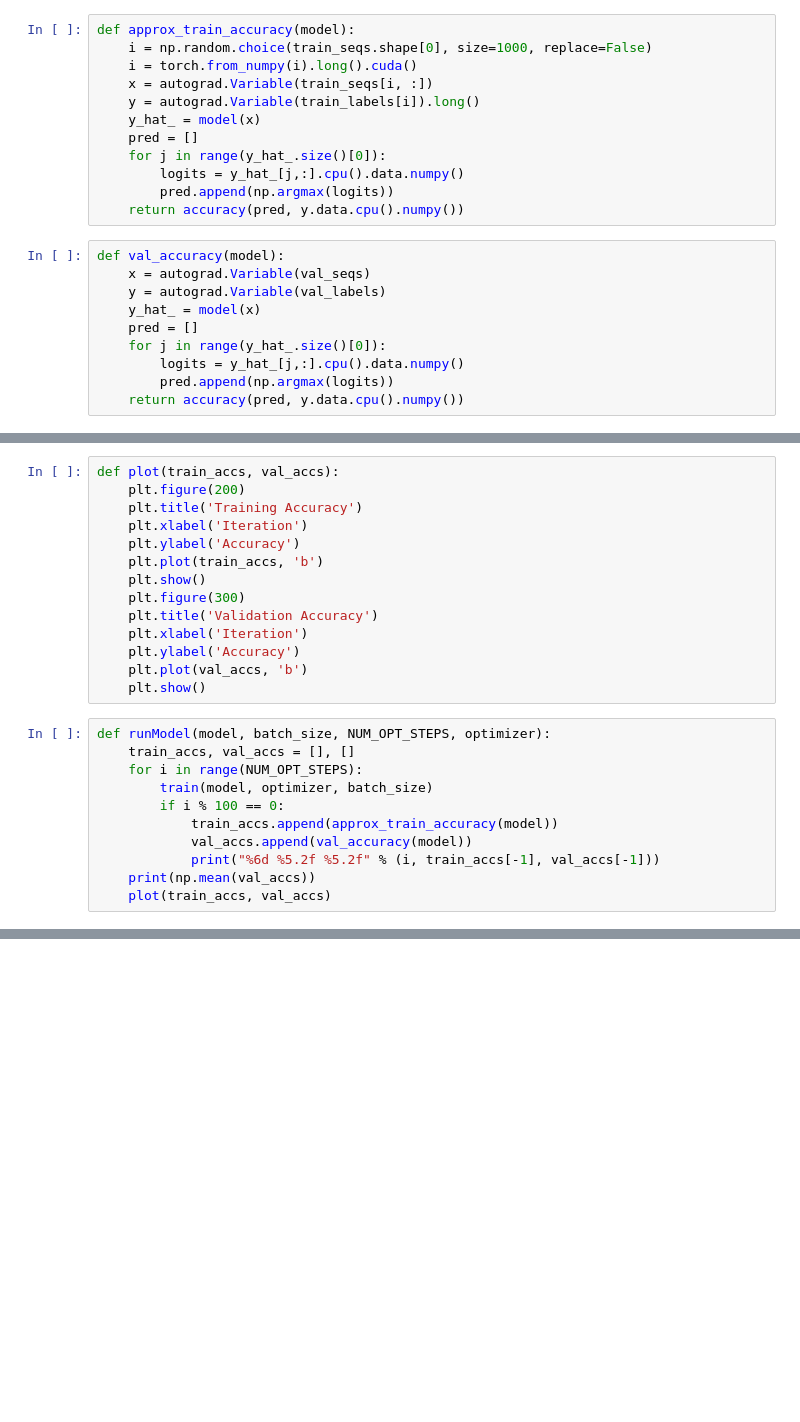
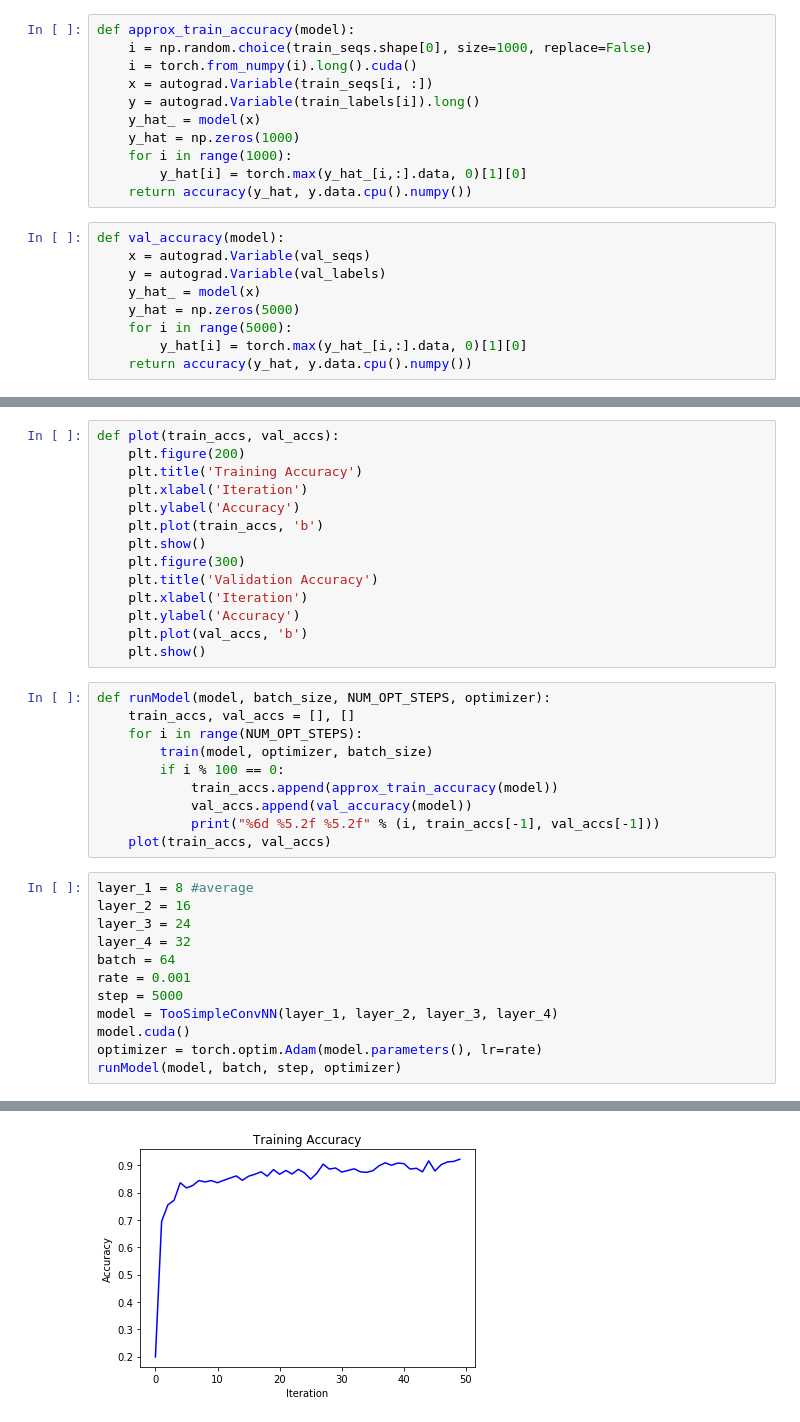
Before and after one commit to jz1242/MachineLearning, a Jupyter notebook: neural_nets_with_torchnn/maximizing-performance.ipynb, the cells around one changed output, grey strips where cells are left out. Drawn from its saved outputs; the diff is of its cells as text; blank space fills up the shorter version.

```diff
--- a/neural_nets_with_torchnn/maximizing-performance.ipynb
+++ b/neural_nets_with_torchnn/maximizing-performance.ipynb
@@ -87,21 +90,19 @@ def approx_train_accuracy(model):
     x = autograd.Variable(train_seqs[i, :])
     y = autograd.Variable(train_labels[i]).long()
     y_hat_ = model(x)
-    pred = []
-    for j in range(y_hat_.size()[0]):
-        logits = y_hat_[j,:].cpu().data.numpy()
-        pred.append(np.argmax(logits))
-    return accuracy(pred, y.data.cpu().numpy())
+    y_hat = np.zeros(1000)
+    for i in range(1000):
+        y_hat[i] = torch.max(y_hat_[i,:].data, 0)[1][0]
+    return accuracy(y_hat, y.data.cpu().numpy())
 # %%
 def val_accuracy(model):
     x = autograd.Variable(val_seqs)
     y = autograd.Variable(val_labels)
     y_hat_ = model(x)
-    pred = []
-    for j in range(y_hat_.size()[0]):
-        logits = y_hat_[j,:].cpu().data.numpy()
-        pred.append(np.argmax(logits))
-    return accuracy(pred, y.data.cpu().numpy())
+    y_hat = np.zeros(5000)
+    for i in range(5000):
+        y_hat[i] = torch.max(y_hat_[i,:].data, 0)[1][0]
+    return accuracy(y_hat, y.data.cpu().numpy())
 # %%
 def accuracy(y, y_hat):
     return (y == y_hat).astype(np.float).mean()
@@ -128,5 +129,17 @@ def runModel(model, batch_size, NUM_OPT_STEPS, optimizer):
             train_accs.append(approx_train_accuracy(model))
             val_accs.append(val_accuracy(model))
             print("%6d %5.2f %5.2f" % (i, train_accs[-1], val_accs[-1]))
-    print(np.mean(val_accs))
     plot(train_accs, val_accs)
+# %%
+layer_1 = 8 #average
+layer_2 = 16
+layer_3 = 24
+layer_4 = 32
+batch = 64
+rate = 0.001
+step = 5000
+model = TooSimpleConvNN(layer_1, layer_2, layer_3, layer_4)
+model.cuda()
+optimizer = torch.optim.Adam(model.parameters(), lr=rate)
+runModel(model, batch, step, optimizer)
+# %% [output]
@@ -132,0 +163 @@ def runModel(model, batch_size, NUM_OPT_STEPS, optimizer):
+[figure, added]
```
Also changed, not shown: parts of 20 cells of this notebook, 1 other file.
